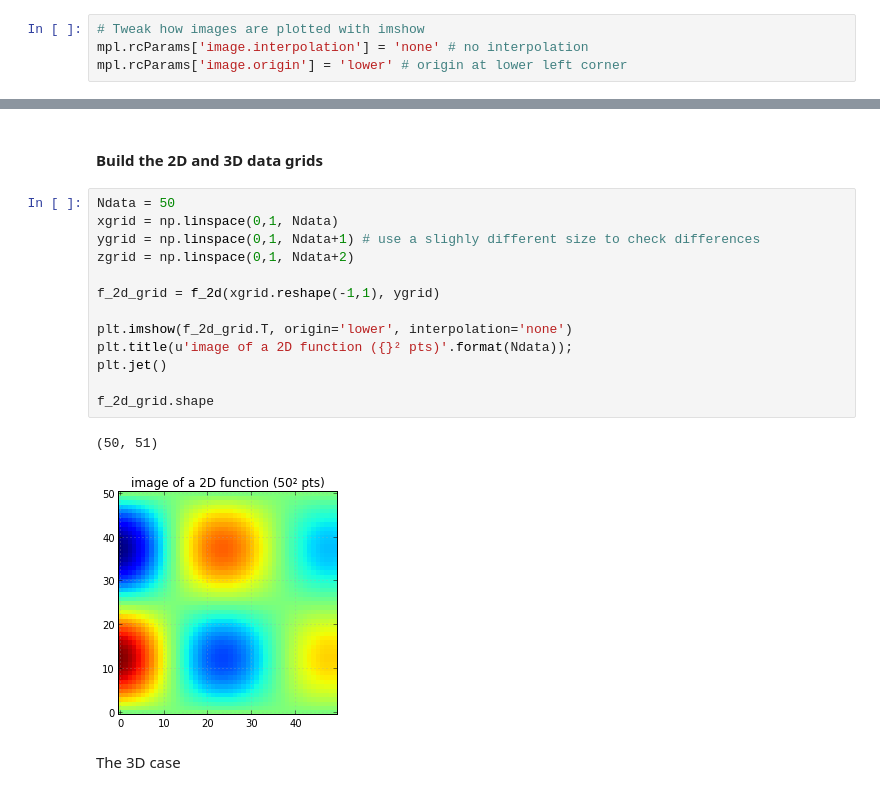
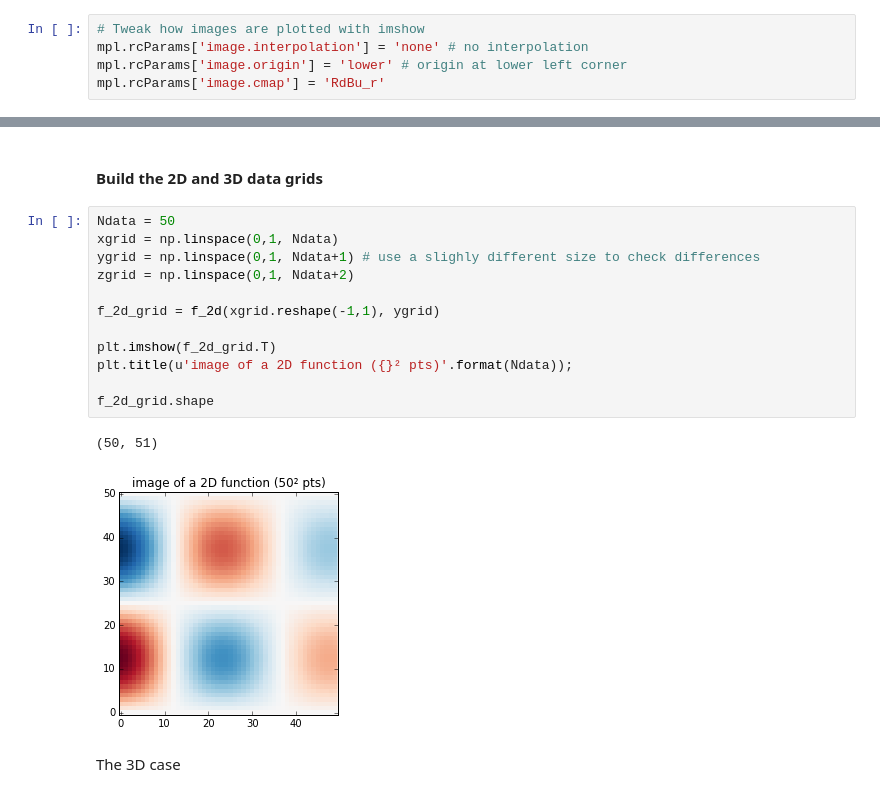
Before and after one commit to pierre-haessig/stodynprog, a Jupyter notebook: stodynprog/linear_interp_benchmark.ipynb, the cells around one changed output, grey strips where cells are left out. Drawn from its saved outputs; the diff is of its cells as text.

```diff
--- a/stodynprog/linear_interp_benchmark.ipynb
+++ b/stodynprog/linear_interp_benchmark.ipynb
@@ -26,6 +37,7 @@ from dolointerpolation import MultilinearInterpolator
 # Tweak how images are plotted with imshow
 mpl.rcParams['image.interpolation'] = 'none' # no interpolation
 mpl.rcParams['image.origin'] = 'lower' # origin at lower left corner
+mpl.rcParams['image.cmap'] = 'RdBu_r'
 # %% [markdown]
 ## 1) Define a simple interpolation problem
 # %%
@@ -53,19 +65,18 @@ f_3d(0.25,0.25,0.25)
 # %%
 Ndata = 50
 xgrid = np.linspace(0,1, Ndata)
 ygrid = np.linspace(0,1, Ndata+1) # use a slighly different size to check differences
 zgrid = np.linspace(0,1, Ndata+2)
 
 f_2d_grid = f_2d(xgrid.reshape(-1,1), ygrid)
 
-plt.imshow(f_2d_grid.T, origin='lower', interpolation='none')
+plt.imshow(f_2d_grid.T)
 plt.title(u'image of a 2D function ({}² pts)'.format(Ndata));
-plt.jet()
 
 f_2d_grid.shape
 # %% [output]
 (50, 51)
-[figure, old version]
+[figure, new version]
 # %% [markdown]
 The 3D case
 # %%
```
Also changed, not shown: parts of 41 cells of this notebook, 2 other files.
